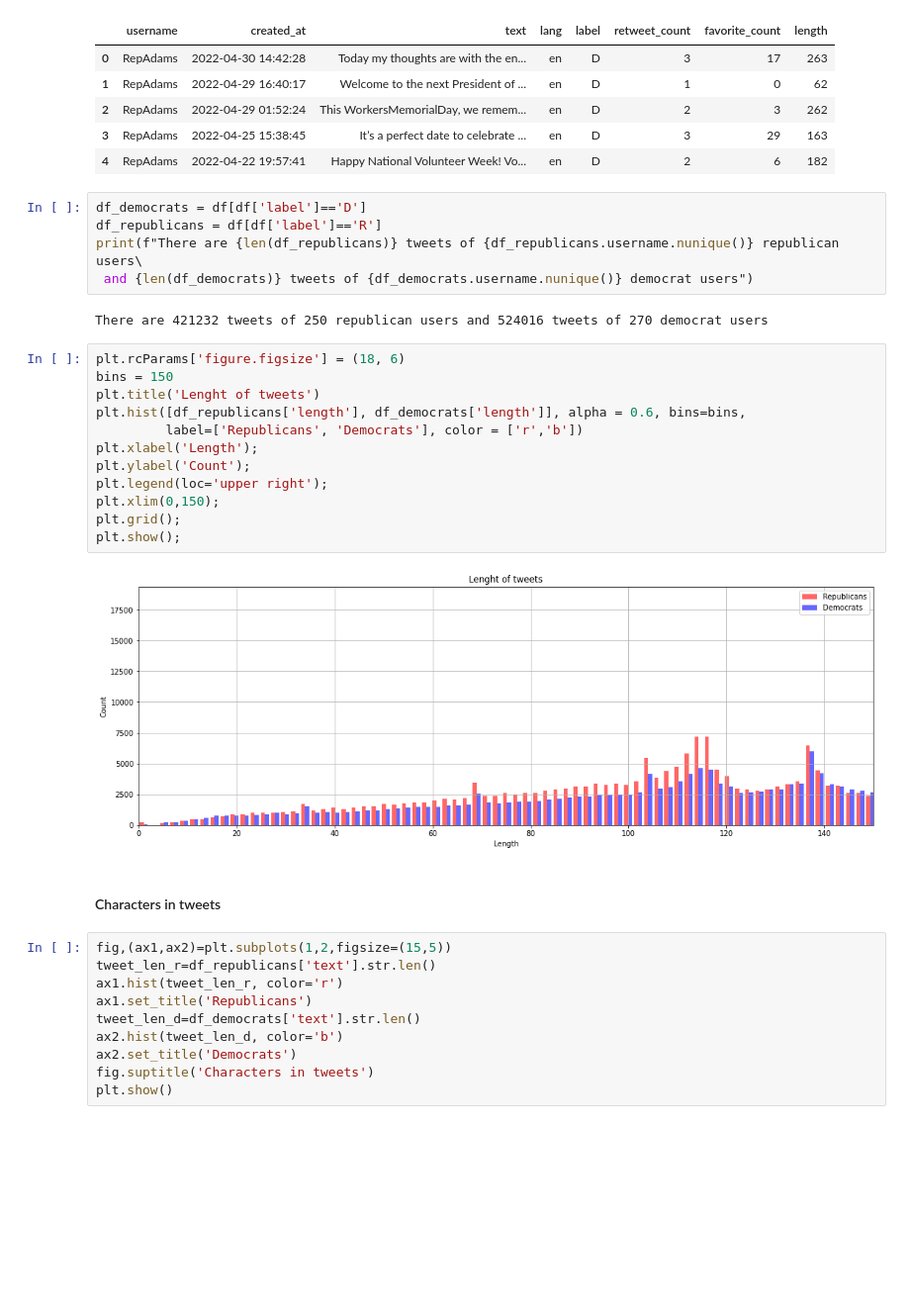
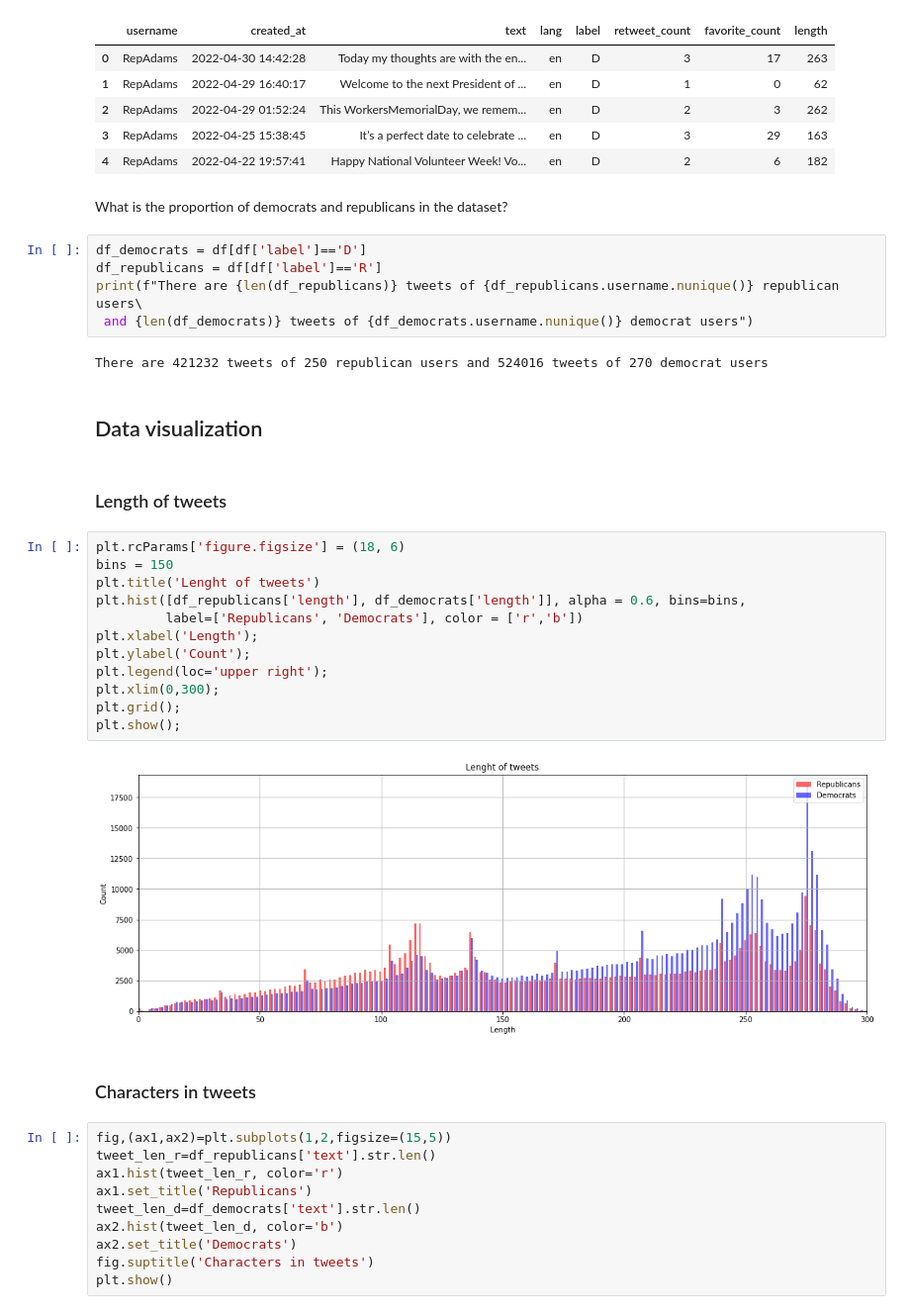
Before and after one commit to aferrero23/twitter-category-nlp, a Jupyter notebook: src/EDA.ipynb, the cells around one changed output. Shown at 99% size. Drawn from its saved outputs; the diff is of its cells as text; blank space fills up the shorter version.

```diff
--- a/src/EDA.ipynb
+++ b/src/EDA.ipynb
@@ -129,6 +125,8 @@ df.head()
 | 2 | RepAdams | 2022-04-29 01:52:24 | This WorkersMemorialDay, we remem... | en | D | 2 | 3 | 262 |
 | 3 | RepAdams | 2022-04-25 15:38:45 | It’s a perfect date to celebrate ... | en | D | 3 | 29 | 163 |
 | 4 | RepAdams | 2022-04-22 19:57:41 | Happy National Volunteer Week! Vo... | en | D | 2 | 6 | 182 |
+# %% [markdown]
+What is the proportion of democrats and republicans in the dataset?
 # %%
 df_democrats = df[df['label']=='D']
 df_republicans = df[df['label']=='R']
@@ -136,22 +134,26 @@ print(f"There are {len(df_republicans)} tweets of {df_republicans.username.nuniq
  and {len(df_democrats)} tweets of {df_democrats.username.nunique()} democrat users")
 # %% [output]
 There are 421232 tweets of 250 republican users and 524016 tweets of 270 democrat users
+# %% [markdown]
+## Data visualization
+# %% [markdown]
+### Length of tweets
 # %%
 plt.rcParams['figure.figsize'] = (18, 6)
 bins = 150
 plt.title('Lenght of tweets')
 plt.hist([df_republicans['length'], df_democrats['length']], alpha = 0.6, bins=bins,
          label=['Republicans', 'Democrats'], color = ['r','b'])
 plt.xlabel('Length');
 plt.ylabel('Count');
 plt.legend(loc='upper right');
-plt.xlim(0,150);
+plt.xlim(0,300);
 plt.grid();
 plt.show();
 # %% [output]
-[figure, old version]
+[figure, new version]
 # %% [markdown]
-#### Characters in tweets
+### Characters in tweets
 # %%
 fig,(ax1,ax2)=plt.subplots(1,2,figsize=(15,5))
 tweet_len_r=df_republicans['text'].str.len()
```
Also changed, not shown: parts of 36 cells of this notebook.
